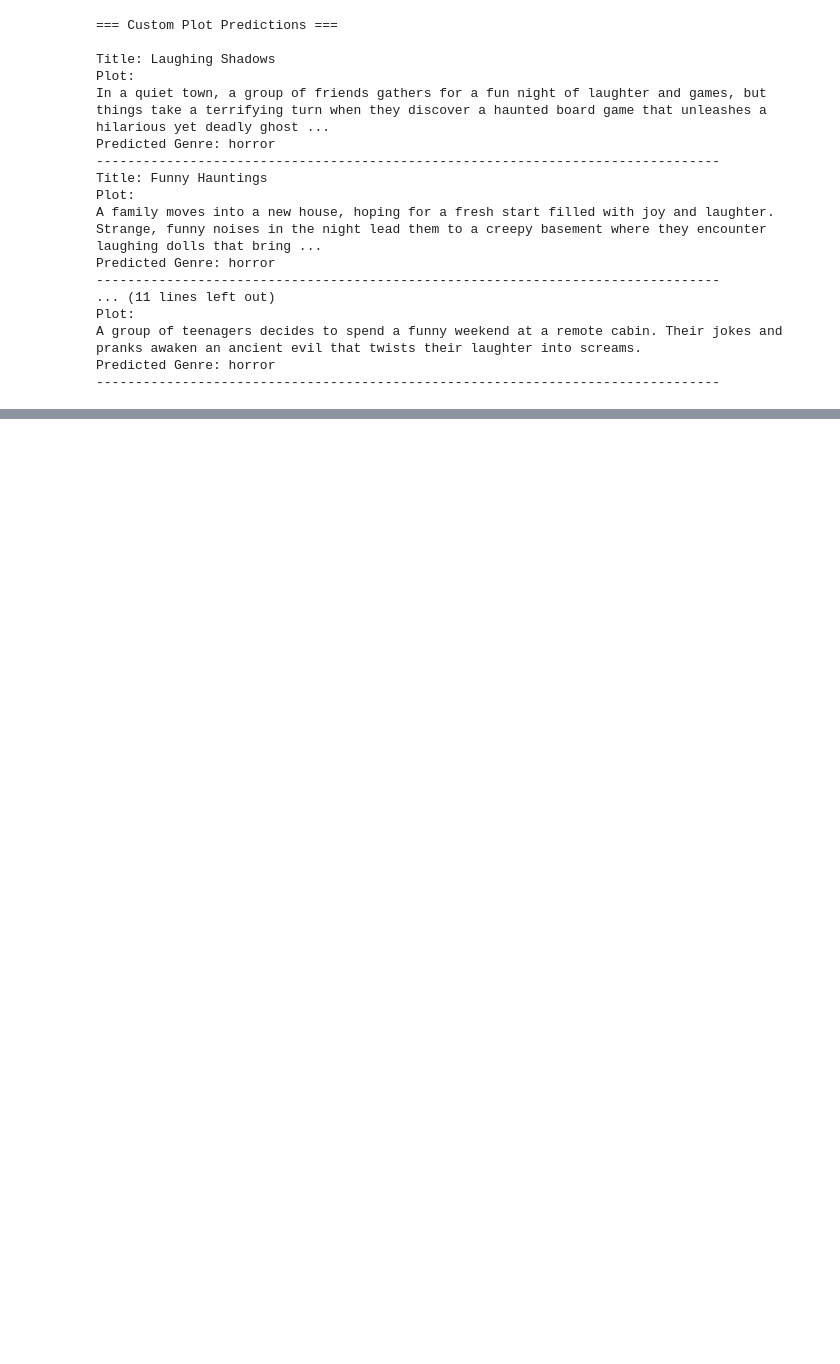
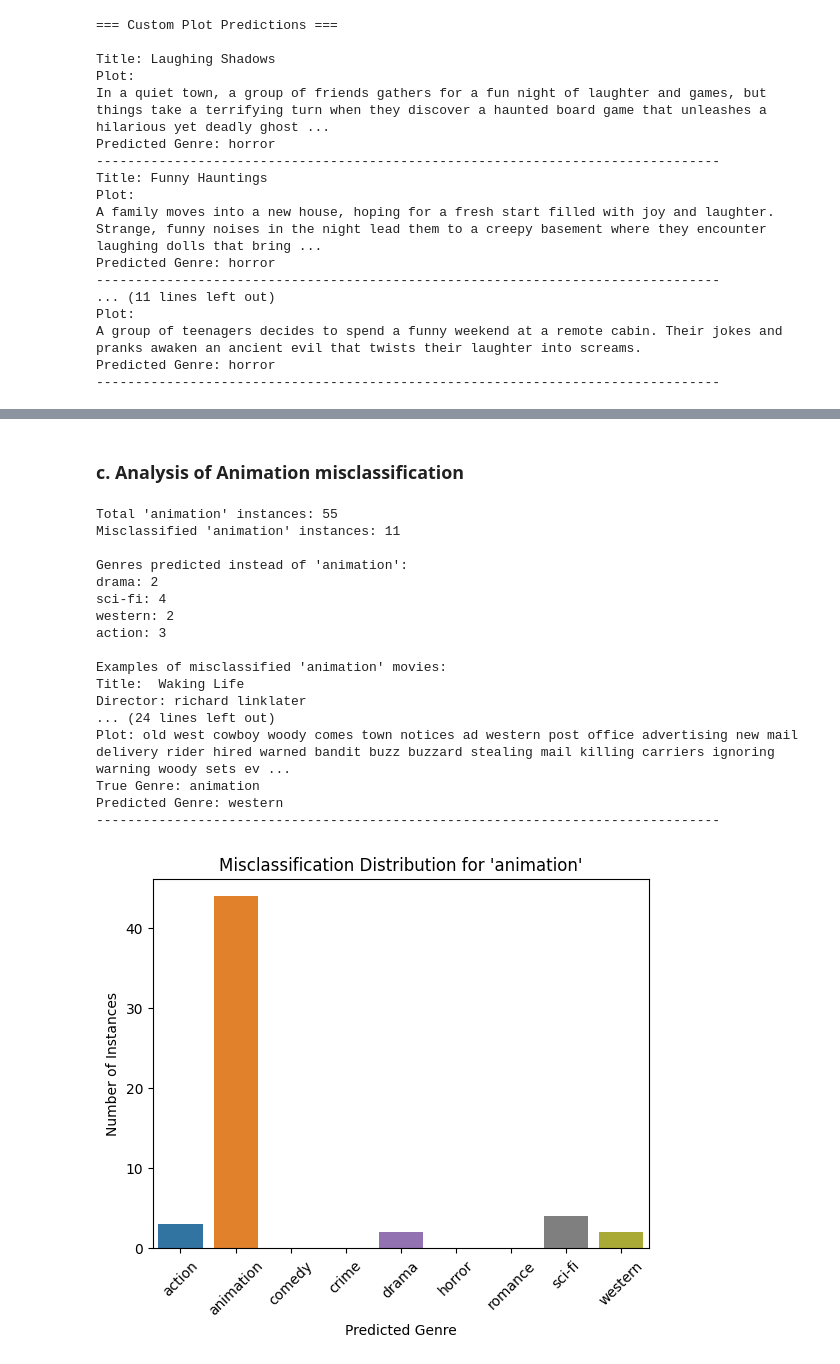
Before and after one commit to antonio-jotta/Movie-Genre-Classification, a Jupyter notebook: src/reviews.ipynb, the cells around one changed output, grey strips where cells are left out. Saved outputs shown, nothing was run; the diff lists cells and outputs as text; code cells hidden in the pictures; blank space fills up the shorter version.

```diff
--- a/src/reviews.ipynb
+++ b/src/reviews.ipynb
@@ -609,0 +689,77 @@ Predicted Genre: drama
+# %% [markdown]
+### c. Analysis of Animation misclassification
+# %%
+# Get indices where true genre is 'animation'
+animation_indices = np.where(true_classes == 'animation')[0]
+
+# Among these, find indices where the prediction is not 'animation'
+misclassified_indices = animation_indices[predicted_classes[animation_indices] != 'animation']
+
+print(f"Total 'animation' instances: {len(animation_indices)}")
+print(f"Misclassified 'animation' instances: {len(misclassified_indices)}")
+
+# Get the predicted genres for the misclassified 'animation' instances
+misclassified_predicted_genres = predicted_classes[misclassified_indices]
+
+# Count the occurrences of each predicted genre
+from collections import Counter
+
+genre_counts = Counter(misclassified_predicted_genres)
+
+print("\nGenres predicted instead of 'animation':")
+for genre, count in genre_counts.items():
+    print(f"{genre}: {count}")
+
+# Get the misclassified examples from the test dataset
+# Note: Ensure that 'test_data' is accessible here; if not, you may need to adjust the code
+misclassified_data = test_data.reset_index(drop=True).iloc[misclassified_indices]
+
+# Add the predicted genres to the DataFrame
+misclassified_data = misclassified_data.copy()
+misclassified_data['Predicted_Genre'] = predicted_classes[misclassified_indices]
+
+# Display a few examples
+print("\nExamples of misclassified 'animation' movies:")
+for idx, row in misclassified_data.head(5).iterrows():
+    print(f"Title: {row['Title']}")
+    print(f"Director: {row['Director']}")
+    print(f"Plot: {row['Plot']}")
+    print(f"True Genre: {row['Genre']}")
+    print(f"Predicted Genre: {row['Predicted_Genre']}")
+    print("-" * 80)
+
+import matplotlib.pyplot as plt
+import seaborn as sns
+
+# Create a subset confusion matrix for 'animation'
+animation_row_index = list(label_encoder.classes_).index('animation')
+cm_animation = cm[animation_row_index, :]
+
+# Plot the misclassification distribution for 'animation'
+plt.figure()
+sns.barplot(x=label_encoder.classes_, y=cm_animation)
+plt.title("Misclassification Distribution for 'animation'")
+plt.xlabel("Predicted Genre")
+plt.ylabel("Number of Instances")
+plt.xticks(rotation=45)
+plt.savefig('misclassification_distribution_animation.png', bbox_inches='tight')
+plt.show()
+# %% [output]
+Total 'animation' instances: 55
+Misclassified 'animation' instances: 11
+
+Genres predicted instead of 'animation':
+drama: 2
+sci-fi: 4
+western: 2
+action: 3
+
+Examples of misclassified 'animation' movies:
+Title:  Waking Life
+Director: richard linklater
+... (24 lines left out)
+Plot: old west cowboy woody comes town notices ad western post office advertising new mail delivery rider hired warned bandit buzz buzzard stealing mail killing carriers ignoring warning woody sets ev ...
+True Genre: animation
+Predicted Genre: western
+--------------------------------------------------------------------------------
+[figure, added]
```
Also changed, not shown: parts of 22 cells of this notebook, 15 other files.
